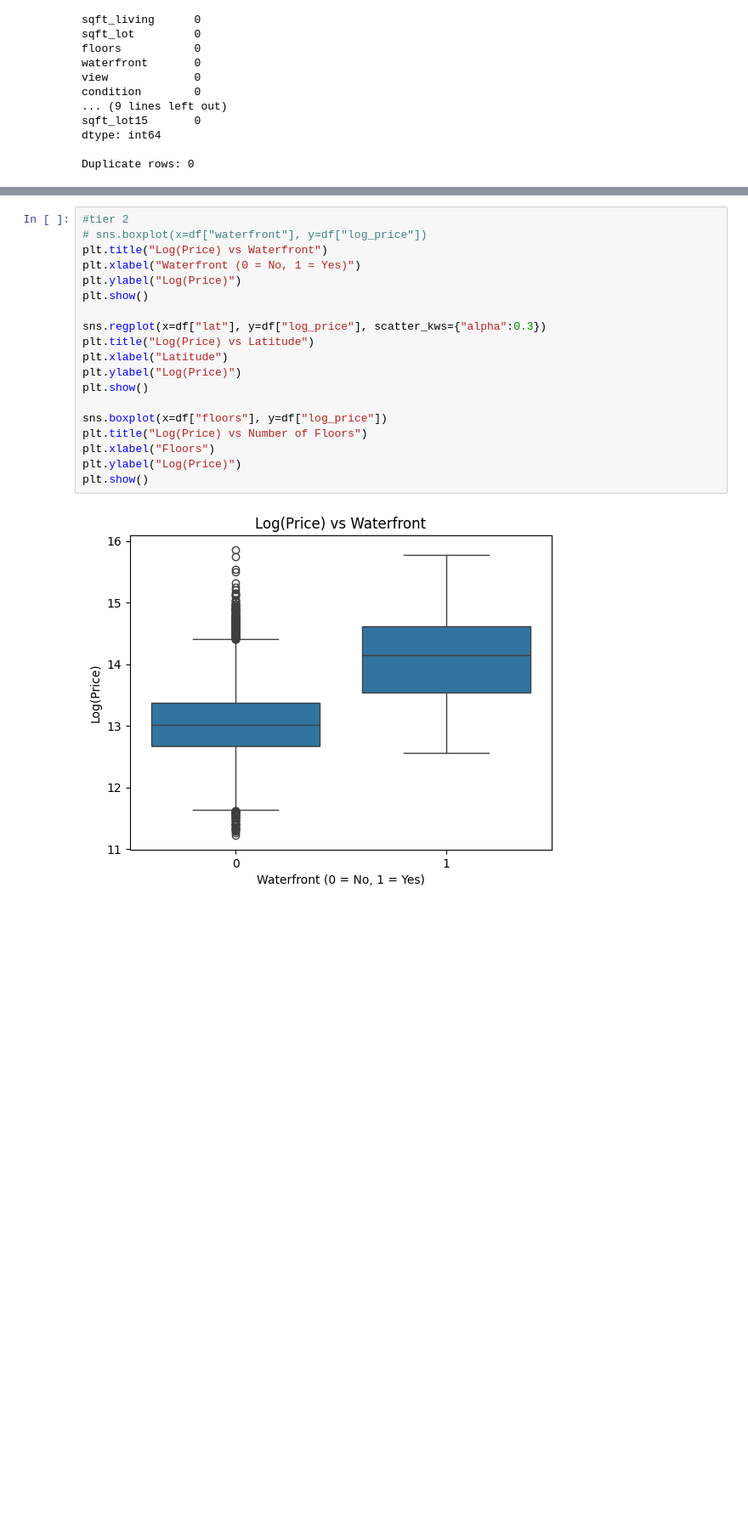
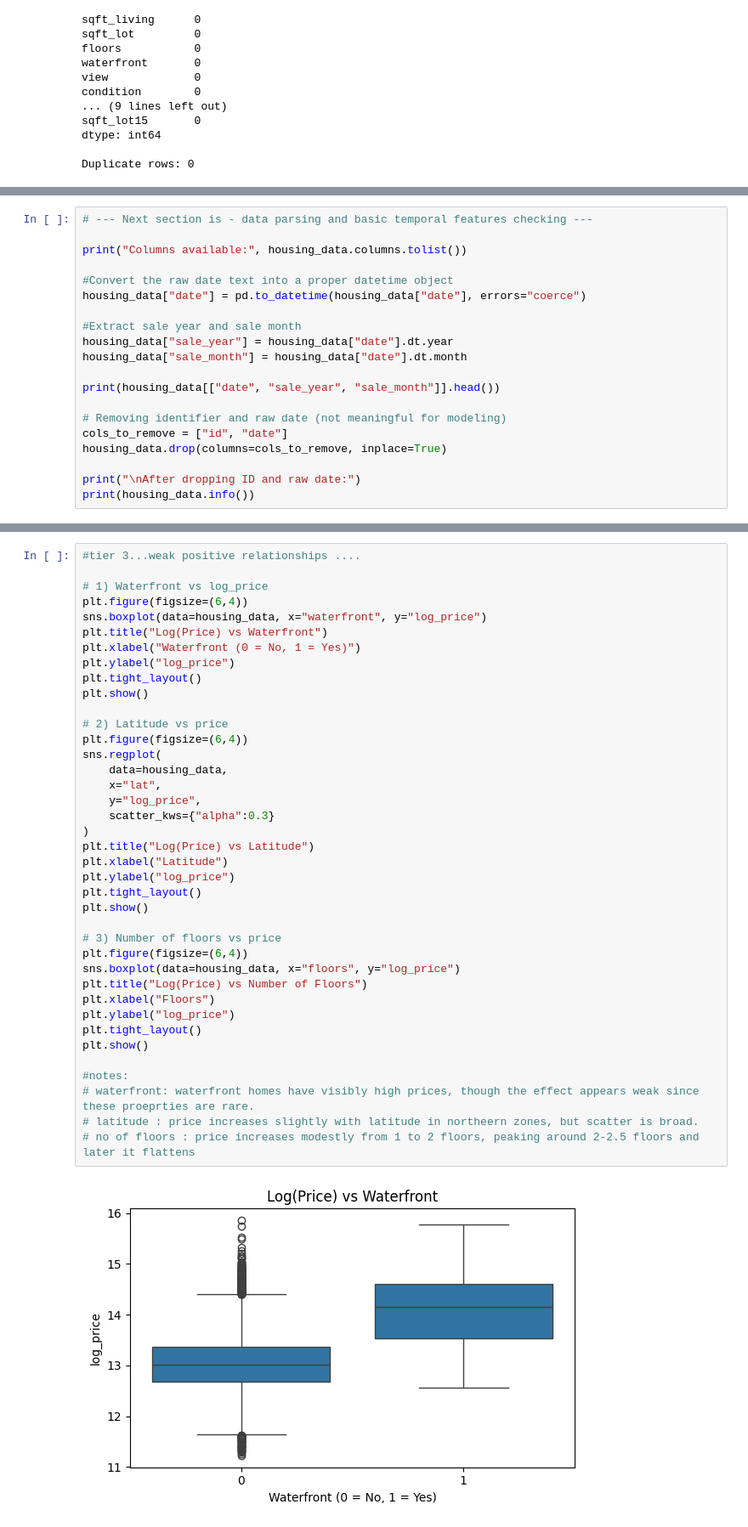
Before and after one commit to RRRG3/255-proj, a Jupyter notebook: kc-house-prices/notebooks/01_preprocessing.ipynb, the cells around one changed output, grey strips where cells are left out. Shown at 85% size. Saved outputs shown, nothing was run; the diff lists cells and outputs as text; blank space fills up the shorter version.

```diff
--- a/kc-house-prices/notebooks/01_preprocessing.ipynb
+++ b/kc-house-prices/notebooks/01_preprocessing.ipynb
@@ -144,0 +44,20 @@ Name: price, dtype: float64
+# %%
+# --- Next section is - data parsing and basic temporal features checking ---
+
+print("Columns available:", housing_data.columns.tolist())
+
+#Convert the raw date text into a proper datetime object
+housing_data["date"] = pd.to_datetime(housing_data["date"], errors="coerce")
+
+#Extract sale year and sale month
+housing_data["sale_year"] = housing_data["date"].dt.year
+housing_data["sale_month"] = housing_data["date"].dt.month
+
+print(housing_data[["date", "sale_year", "sale_month"]].head())
+
+# Removing identifier and raw date (not meaningful for modeling)
+cols_to_remove = ["id", "date"]
+housing_data.drop(columns=cols_to_remove, inplace=True)
+
+print("\nAfter dropping ID and raw date:")
+print(housing_data.info())
@@ -206,21 +303,41 @@ plt.show()
 # %%
-#tier 2
-# sns.boxplot(x=df["waterfront"], y=df["log_price"])
+#tier 3...weak positive relationships ....
+
+# 1) Waterfront vs log_price
+plt.figure(figsize=(6,4))
+sns.boxplot(data=housing_data, x="waterfront", y="log_price")
 plt.title("Log(Price) vs Waterfront")
 plt.xlabel("Waterfront (0 = No, 1 = Yes)")
-plt.ylabel("Log(Price)")
+plt.ylabel("log_price")
+plt.tight_layout()
 plt.show()
 
-sns.regplot(x=df["lat"], y=df["log_price"], scatter_kws={"alpha":0.3})
+# 2) Latitude vs price
+plt.figure(figsize=(6,4))
+sns.regplot(
+    data=housing_data,
+    x="lat",
+    y="log_price",
+    scatter_kws={"alpha":0.3}
+)
 plt.title("Log(Price) vs Latitude")
 plt.xlabel("Latitude")
-plt.ylabel("Log(Price)")
+plt.ylabel("log_price")
+plt.tight_layout()
 plt.show()
 
-sns.boxplot(x=df["floors"], y=df["log_price"])
+# 3) Number of floors vs price
+plt.figure(figsize=(6,4))
+sns.boxplot(data=housing_data, x="floors", y="log_price")
 plt.title("Log(Price) vs Number of Floors")
 plt.xlabel("Floors")
-plt.ylabel("Log(Price)")
+plt.ylabel("log_price")
+plt.tight_layout()
 plt.show()
+
+#notes:
+# waterfront: waterfront homes have visibly high prices, though the effect appears weak since these proeprties are rare.
+# latitude : price increases slightly with latitude in northeern zones, but scatter is broad.
+# no of floors : price increases modestly from 1 to 2 floors, peaking around 2-2.5 floors and later it flattens
 # %% [output]
-[figure, old version]
+[figure, new version]
```
Also changed, not shown: parts of 28 cells of this notebook, 1 other file.
